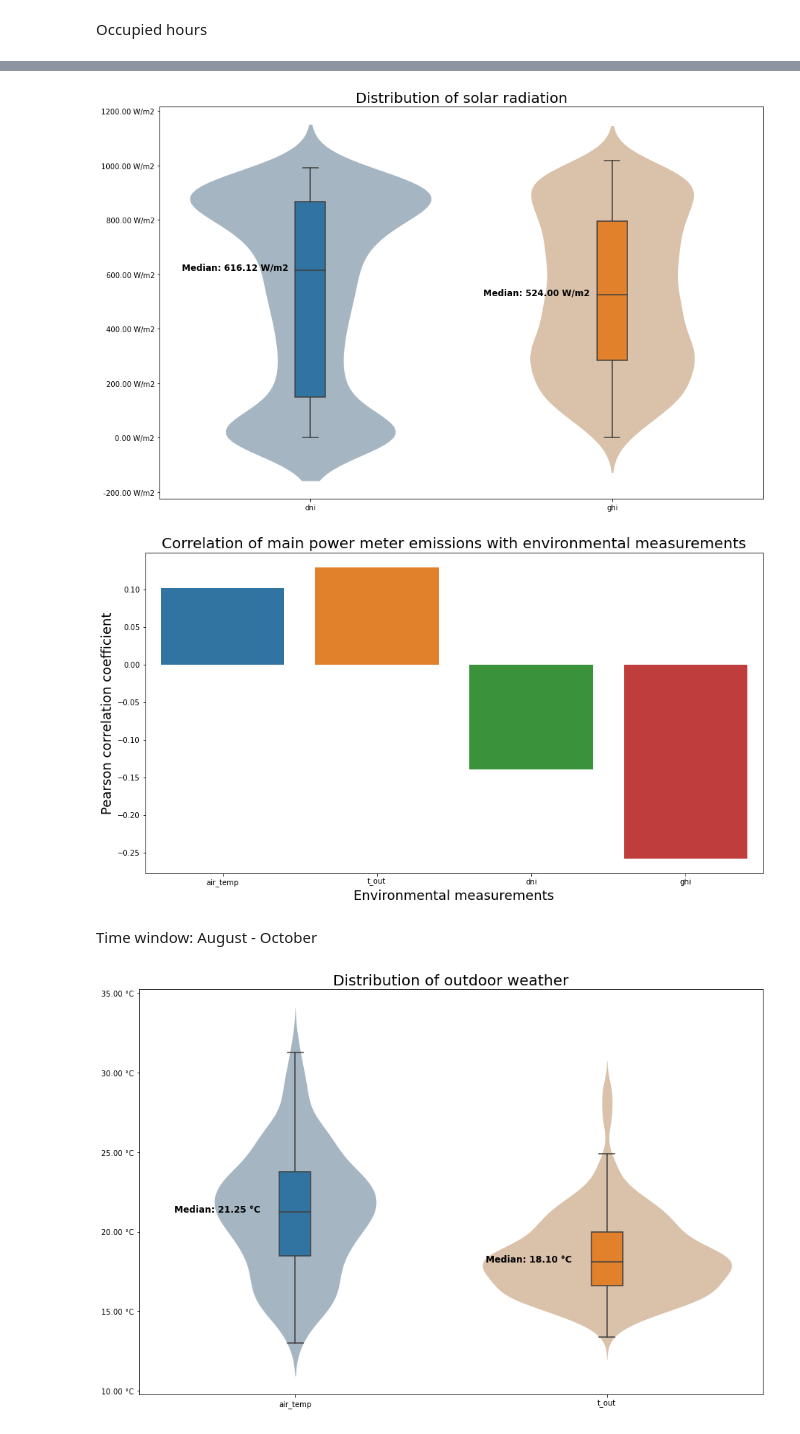
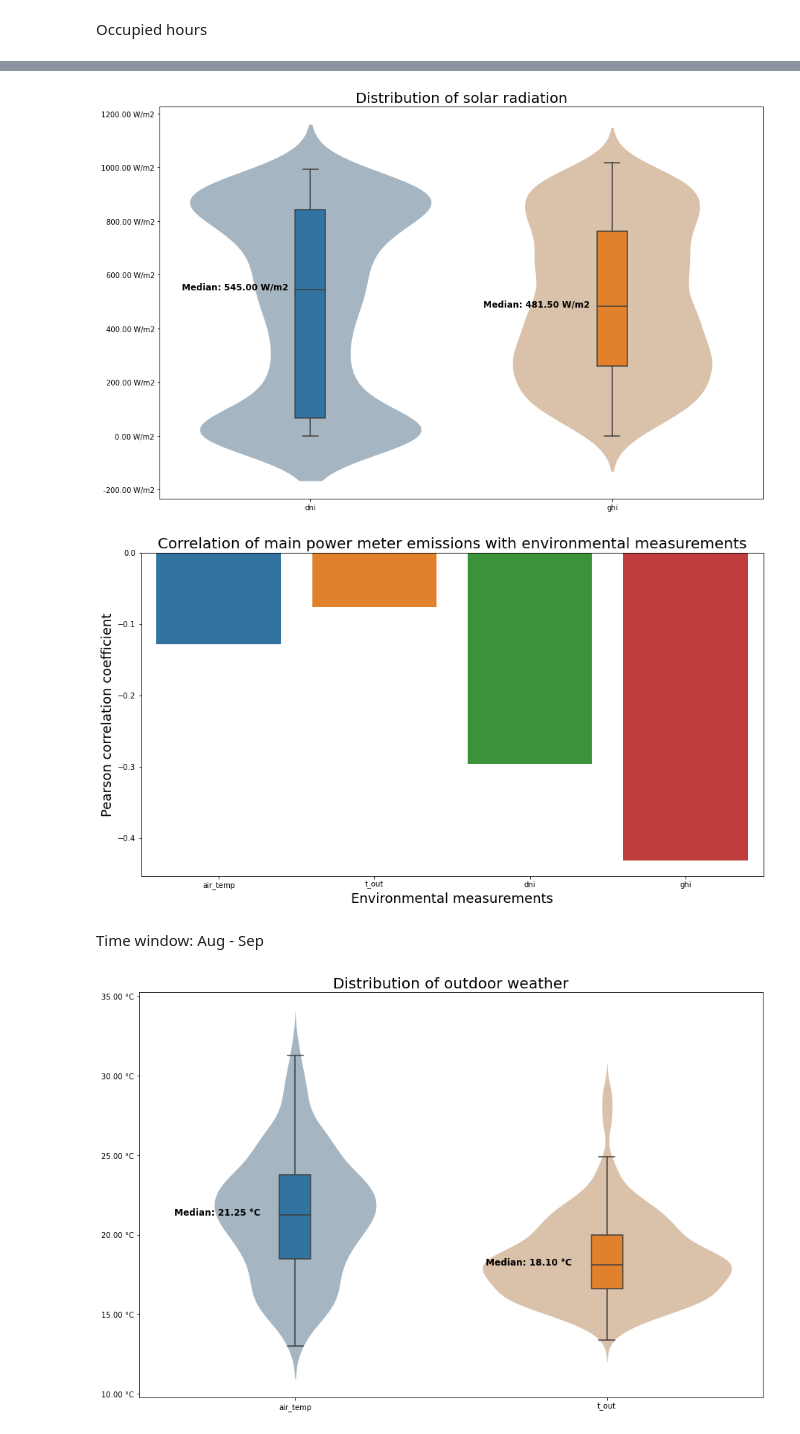
Before and after one commit to ZAY630/ls_sdh, a Jupyter notebook: analysis.ipynb, the cells around one changed output, grey strips where cells are left out. Cells and saved outputs as stored; diff of their text form; code cells hidden in the pictures.

Commit message:
Updated time window

```diff
--- a/analysis.ipynb
+++ b/analysis.ipynb
@@ -200,4 +200,4 @@ Time window: April - July
 # %%
-df_AJ = df_hourly_occ[(df_hourly_occ['datetime'].dt.month >= 3) & (df_hourly_occ['datetime'].dt.month <= 7)]
-df_AJ = df_AJ[columns + ['air_temp', 't_out', 'dni', 'ghi']]
+df_MJ = df_hourly_occ[(df_hourly_occ['datetime'].dt.month >= 3) & (df_hourly_occ['datetime'].dt.month <= 6)]
+df_MJ = df_MJ[columns + ['air_temp', 't_out', 'dni', 'ghi']]
 # %%
@@ -207,18 +207,18 @@ utils_plot.create_violin_plot(df_AJ, ['air_temp', 't_out'], ' °C', 'Distributio
 # %%
-utils_plot.create_violin_plot(df_AJ, ['dni', 'ghi'], ' W/m2', 'Distribution of solar radiation', figsize=(15, 10))
+utils_plot.create_violin_plot(df_MJ, ['dni', 'ghi'], ' W/m2', 'Distribution of solar radiation', figsize=(15, 10))
 # %% [output]
-[figure, old version]
+[figure, new version]
 # %%
-correlation_matrix = df_AJ.corr()
+correlation_matrix = df_MJ.corr()
 correlation_with_emissions = correlation_matrix['HVAC'].drop('HVAC')  # Drop self-correlation
 plt.figure(figsize=[15, 8])
 sns.barplot(x=correlation_with_emissions.index, y=correlation_with_emissions.values)
 plt.title('Correlation of main power meter emissions with environmental measurements', fontsize = 20)
 plt.xlabel('Environmental measurements', fontsize = 18)
 plt.ylabel('Pearson correlation coefficient', fontsize = 18)
 plt.show()
 # %% [output]
-[figure, old version]
+[figure, new version]
 # %% [markdown]
-Time window: August - October
+Time window: Aug - Sep
 # %%
```
Also changed, not shown: parts of 13 cells of this notebook.
